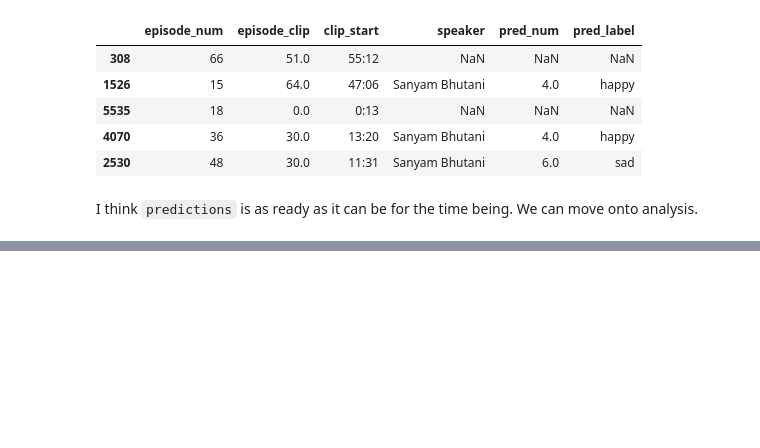
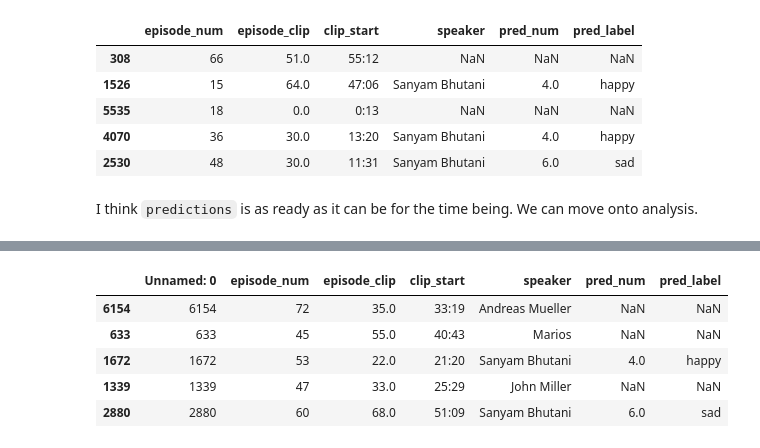
Before and after one commit to sahiljuneja/kaggle-ctds, a Jupyter notebook: predict.ipynb, the cells around one changed output, grey strips where cells are left out. Saved outputs shown, nothing was run; the diff lists cells and outputs as text; code cells hidden in the pictures; blank space fills up the shorter version.

```diff
--- a/predict.ipynb
+++ b/predict.ipynb
@@ -182,0 +237,27 @@ predictions.to_csv("/notebooks/storage/ctds_data/predictions.csv")
+# %%
+input_path = "/notebooks/storage/ctds_data/audio_files/"
+path = os.listdir(input_path)
+data_path = "/notebooks/storage/ctds_data/Cleaned Subtitles/"
+episode_check = dict()
+for file in path:
+    ep_num = int(file.split('.mp3')[0])
+
+    # account for non-interview episodes and missing E4 subtitles and E46
+    if (ep_num > 45 and ep_num < 55):
+        continue
+    elif (ep_num == 4):
+        if ep_num not in episode_check:
+            episode_check[ep_num] = [np.nan, np.nan]
+        else:
+            episode_check[ep_num].append([np.nan, np.nan])
+        continue
+    elif ep_num > 54:
+        ep_num = ep_num - 9
+    episode_transcript = pd.read_csv(data_path + "E" + str(ep_num) + ".csv")
+
+    count = 0
+    for idx, row in episode_transcript.iterrows():
+        if ep_num not in episode_check:
+            episode_check[ep_num] = [[idx, row["Speaker"]]]
+        else:
+            episode_check[ep_num].append([idx, row["Speaker"]])
@@ -182,0 +277,21 @@ predictions.to_csv("/notebooks/storage/ctds_data/predictions.csv")
+# %%
+def speaker(df):
+    if df["episode_num"] == 4:
+        return np.nan
+
+    for key, val in episode_check.items():
+        if (int(df["episode_num"]) == key):
+                for v in val:
+                    if v[0] == df["episode_clip"]:
+                        return v[1]
+
+predictions["speaker"] = predictions.apply(speaker, axis=1)
+# %%
+predictions.sample(5)
+# %% [output]
+|  | Unnamed: 0 | episode_num | episode_clip | clip_start | speaker | pred_num | pred_label |
+| 6154 | 6154 | 72 | 35.0 | 33:19 | Andreas Mueller | NaN | NaN |
+| 633 | 633 | 45 | 55.0 | 40:43 | Marios | NaN | NaN |
+| 1672 | 1672 | 53 | 22.0 | 21:20 | Sanyam Bhutani | 4.0 | happy |
+| 1339 | 1339 | 47 | 33.0 | 25:29 | John Miller | NaN | NaN |
+| 2880 | 2880 | 60 | 68.0 | 51:09 | Sanyam Bhutani | 6.0 | sad |
```
Also changed, not shown: parts of 18 cells of this notebook.
